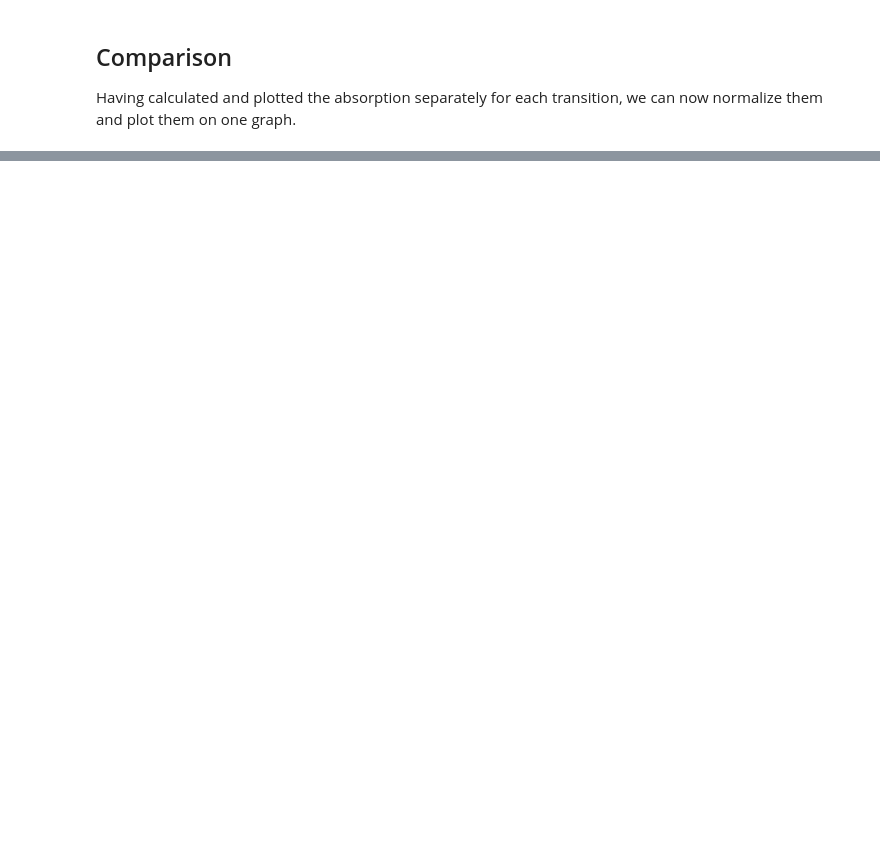
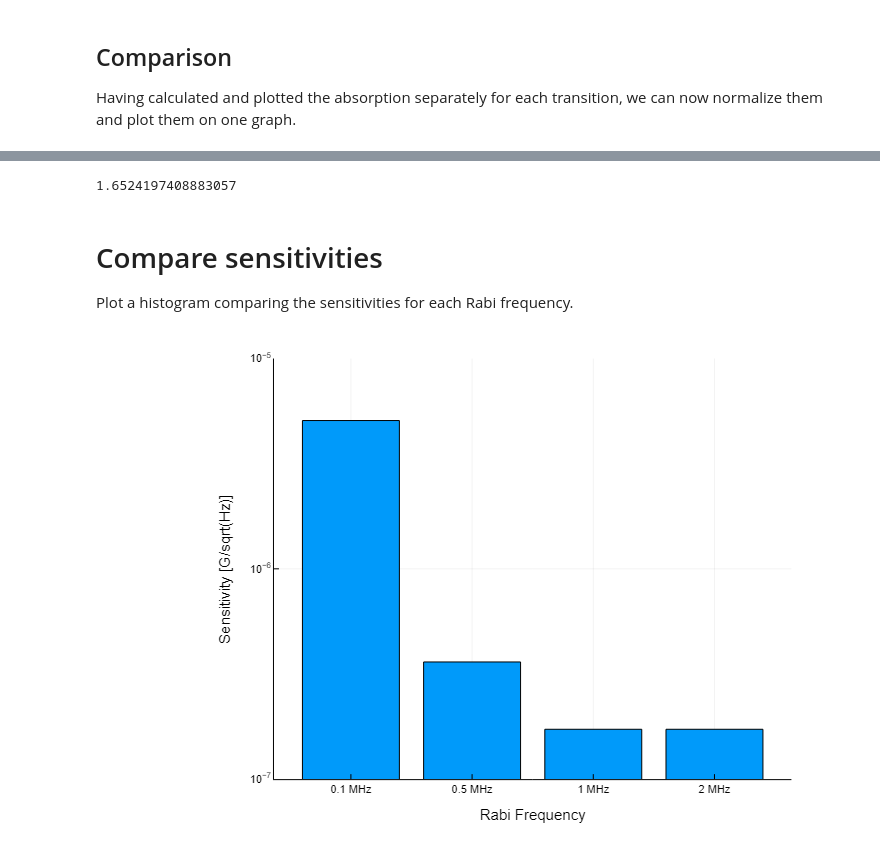
Before and after one commit to floriansLU/OpticalBlochEquations.jl, a Jupyter notebook: examples/testingOBE_Rabi-frequency.ipynb, the cells around one changed output, grey strips where cells are left out. Saved outputs shown, nothing was run; the diff lists cells and outputs as text; code cells hidden in the pictures; blank space fills up the shorter version.

```diff
--- a/examples/testingOBE_Rabi-frequency.ipynb
+++ b/examples/testingOBE_Rabi-frequency.ipynb
@@ -295,0 +299,3 @@ plot([xOmega2 xOmega1 xOmega0k5 xOmega0k1], [yOmega2norm yOmega1norm yOmega0k5no
+# %%
+df2=DataFrame(B=xOmega1, Rabi_2MHz=yOmega2, Rabi_1MHz=yOmega1, Rabi_0k5MHz=yOmega0k5, Rabi_0k1MHz=yOmega0k1);
+#CSV.write("Rabi-data.csv",df2)
@@ -295,0 +341,41 @@ plot([xOmega2 xOmega1 xOmega0k5 xOmega0k1], [yOmega2norm yOmega1norm yOmega0k5no
+# %%
+Nphot=1e-6/(6.63e-34*335e12)  # normalized number of photons absorbed.
+
+B=df2.B                       # load magnetic field from Data Frame
+Rabi_2=df2.Rabi_2MHz          # load absorption data from Data Frame
+Rabi_1=df2.Rabi_1MHz
+Rabi_0k5=df2.Rabi_0k5MHz
+Rabi_0k1=df2.Rabi_0k1MHz
+
+Rabi_2norm=Rabi_2./((Rabi_2[begin]+Rabi_2[end])/2.0)  # normalize absorption data between Rabi frequencies
+Rabi_1norm=Rabi_1./((Rabi_1[begin]+Rabi_1[end])/2.0)
+Rabi_0k5norm=Rabi_0k5./((Rabi_0k5[begin]+Rabi_0k5[end])/2.0)
+Rabi_0k1norm=Rabi_0k1./((Rabi_0k1[begin]+Rabi_0k1[end])/2.0)
+
+# Finding the normalized slope
+maxval=findmax(Rabi_2norm)[1]; minval=findmin(Rabi_2norm)[1]; xmax=B[findmax(Rabi_2norm)[2]]; xmin=B[findmin(Rabi_2norm)[2]];
+slope_R2=abs((maxval-minval)/(xmax-xmin))
+maxval=findmax(Rabi_1norm)[1]; minval=findmin(Rabi_1norm)[1]; xmax=B[findmax(Rabi_1norm)[2]]; xmin=B[findmin(Rabi_1norm)[2]];
+slope_R1=abs((maxval-minval)/(xmax-xmin))
+maxval=findmax(Rabi_0k5norm)[1]; minval=findmin(Rabi_0k5norm)[1]; xmax=B[findmax(Rabi_0k5norm)[2]]; xmin=B[findmin(Rabi_0k5norm)[2]];
+slope_R0k5=abs((maxval-minval)/(xmax-xmin))
+maxval=findmax(Rabi_0k1norm)[1]; minval=findmin(Rabi_0k1norm)[1]; xmax=B[findmax(Rabi_0k1norm)[2]]; xmin=B[findmin(Rabi_0k1norm)[2]];
+slope_R0k1=abs((maxval-minval)/(xmax-xmin))
+norm=maximum([maximum(slope_R2),maximum(slope_R1),maximum(slope_R0k5),maximum(slope_R0k1)])
+# %% [output]
+1.6524197408883057
+# %% [markdown]
+# Compare sensitivities
+Plot a histogram comparing the sensitivities for each Rabi frequency.
+# %%
+plotly()
+plot(bar(["0.1 MHz", "0.5 MHz", "1 MHz", "2 MHz"],[1/slope_R0k1, 1/slope_R0k5, 1/slope_R1, 1/slope_R1]./(norm*sqrt(Nphot))),
+legend=false,
+yscale=:log10,
+minorgrid=false,
+ylims=(1e-7, 1e-5),
+xlabel="Rabi Frequency",
+ylabel="Sensitivity [G/sqrt(Hz)]"
+)
+# %% [output]
+[figure, added]
```
Also changed, not shown: parts of 15 cells of this notebook, 1 other file.
